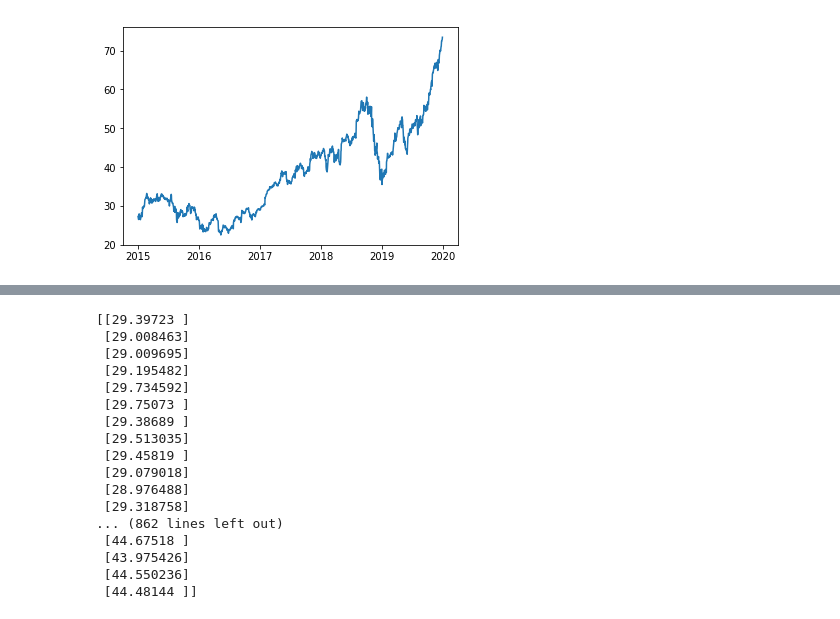
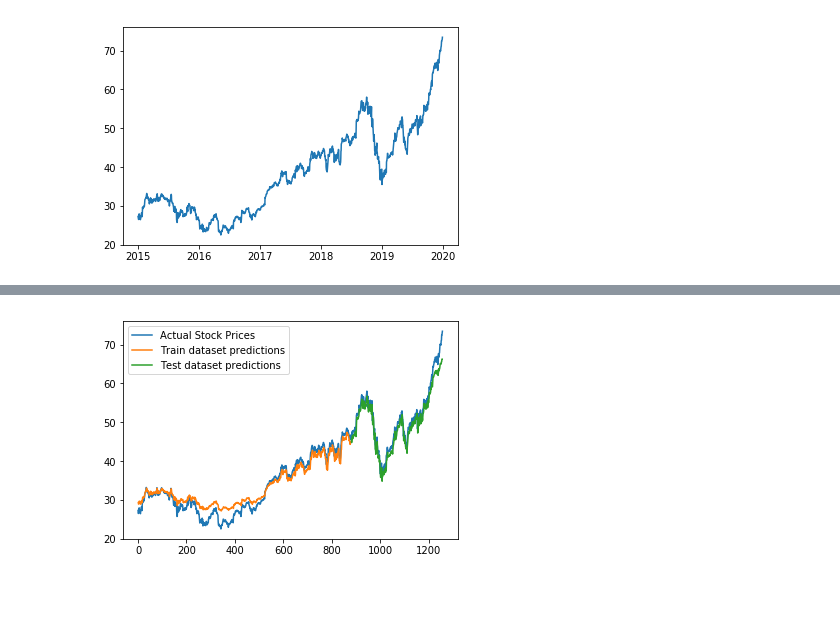
Before and after one commit to sidk003/Stock-Market-Prediction, a Jupyter notebook: stock_price_prediction/stock_price_prediction.ipynb, the cells around one changed output, grey strips where cells are left out. Drawn from its saved outputs; the diff is of its cells as text; code cells hidden in the pictures; blank space fills up the shorter version.

Commit message:
Stock-market prediction using LSTM

```diff
--- a/stock_price_prediction/stock_price_prediction.ipynb
+++ b/stock_price_prediction/stock_price_prediction.ipynb
@@ -167,25 +87,7 @@ train_y = scaler.inverse_transform([train_y])
 test_predictions = scaler.inverse_transform(test_predictions)
 test_y = scaler.inverse_transform([test_y])
 
-print(train_predictions)
+# print(train_predictions)
-# %% [output]
-[[29.39723 ]
- [29.008463]
- [29.009695]
- [29.195482]
- [29.734592]
- [29.75073 ]
- [29.38689 ]
- [29.513035]
- [29.45819 ]
- [29.079018]
- [28.976488]
- [29.318758]
-... (862 lines left out)
- [44.67518 ]
- [43.975426]
- [44.550236]
- [44.48144 ]]
 # %%
 train_predict_plot = np.empty_like(scaled_data)
 train_predict_plot[:,:] = np.nan
@@ -194,3 +96,11 @@ train_predict_plot[1:len(train_predictions)+1, :] = train_predictions
 test_predict_plot = np.empty_like(scaled_data)
 test_predict_plot[:,:] = np.nan
 test_predict_plot[len(train_predictions)+2+1 : len(scaled_data)-1, :] = test_predictions
+# %%
+actual_stock_prices, = plt.plot(scaler.inverse_transform(scaled_data), label='Actual Stock Prices')
+train_dataset_prediction, = plt.plot(train_predict_plot, label='Train dataset predictions')
+test_dataset_prediction, = plt.plot(test_predict_plot, label='Test dataset predictions')
+plt.legend(handles = [actual_stock_prices, train_dataset_prediction, test_dataset_prediction])
+plt.show()
+# %% [output]
+[figure, added]
```
Also changed, not shown: parts of 7 cells of this notebook.
